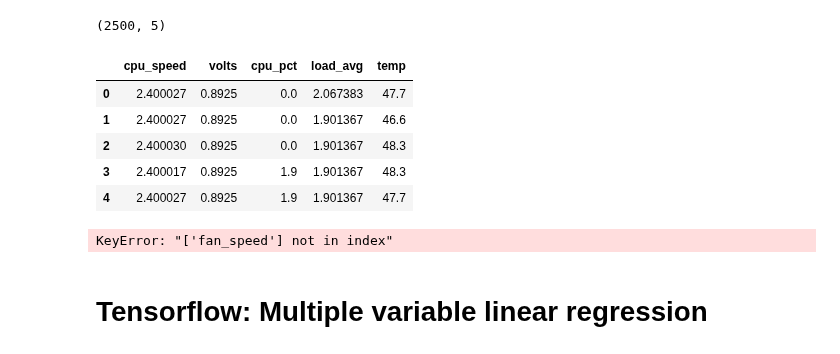
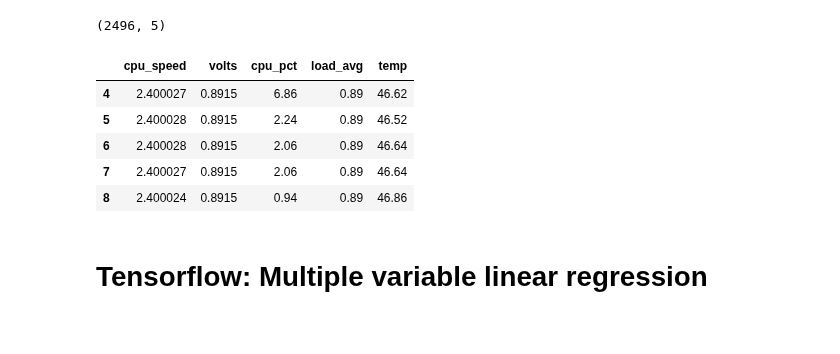
Before and after one commit to raspberrypipress/ai-projects-raspberrypi, a Jupyter notebook: code/ch03/Analyse CPU Data TF.ipynb, the cells around one changed output. Saved outputs shown, nothing was run; the diff lists cells and outputs as text; code cells hidden in the pictures.

```diff
--- a/code/ch03/Analyse CPU Data TF.ipynb
+++ b/code/ch03/Analyse CPU Data TF.ipynb
@@ -1,37 +1,33 @@
 # %%
 import pandas as pd
 import numpy as np
 import matplotlib.pyplot as plt
 from pandas.plotting import scatter_matrix
 from sklearn.model_selection import train_test_split
 import re
 import os
 import time
 from datetime import datetime
 import seaborn as sns
+
+df = pd.read_csv("readings-sample.csv", on_bad_lines='error')
+
+# Add a 5-point rolling average to smooth noise
+df_adjusted = df.copy()
+df_adjusted = df_adjusted.rolling(5).mean()
+
+# Because of the rolling average, the first 4 rows will have NaN
+# values. We can drop these rows.
+df_adjusted = df_adjusted.dropna()
+display(df_adjusted.shape, df_adjusted.head())
+# %% [output]
+(2496, 5)
+|  | cpu_speed | volts | cpu_pct | load_avg | temp |
+| 4 | 2.400027 | 0.8915 | 6.86 | 0.89 | 46.62 |
+| 5 | 2.400028 | 0.8915 | 2.24 | 0.89 | 46.52 |
+| 6 | 2.400028 | 0.8915 | 2.06 | 0.89 | 46.64 |
+| 7 | 2.400027 | 0.8915 | 2.06 | 0.89 | 46.64 |
+| 8 | 2.400024 | 0.8915 | 0.94 | 0.89 | 46.86 |
-# %%
-df = pd.read_csv("readings-sample.csv", on_bad_lines='error')
-display(df.shape, df.head())
-# %% [output]
-(2500, 5)
-|  | cpu_speed | volts | cpu_pct | load_avg | temp |
-| 0 | 2.400027 | 0.8925 | 0.0 | 2.067383 | 47.7 |
-| 1 | 2.400027 | 0.8925 | 0.0 | 1.901367 | 46.6 |
-| 2 | 2.400030 | 0.8925 | 0.0 | 1.901367 | 48.3 |
-| 3 | 2.400017 | 0.8925 | 1.9 | 1.901367 | 48.3 |
-| 4 | 2.400027 | 0.8925 | 1.9 | 1.901367 | 47.7 |
-# %%
-# 5-point rolling average to smooth noise
-df_adjusted = df.copy()
-rolling_cols = ['cpu_speed', 'volts', 'load_avg', 'cpu_pct']
-df_adjusted[rolling_cols] = df_adjusted[rolling_cols].rolling(window=5).mean()
-
-sns.heatmap(df.corr(), annot=True)
-plt.show()
-sns.heatmap(df_adjusted.corr(), annot=True)
-plt.show()
-# %% [output]
-KeyError: "['fan_speed'] not in index"
 # %% [markdown]
 # Tensorflow: Multiple variable linear regression
 # %%
```
Also changed, not shown: parts of 2 cells of this notebook, 1 other file.
